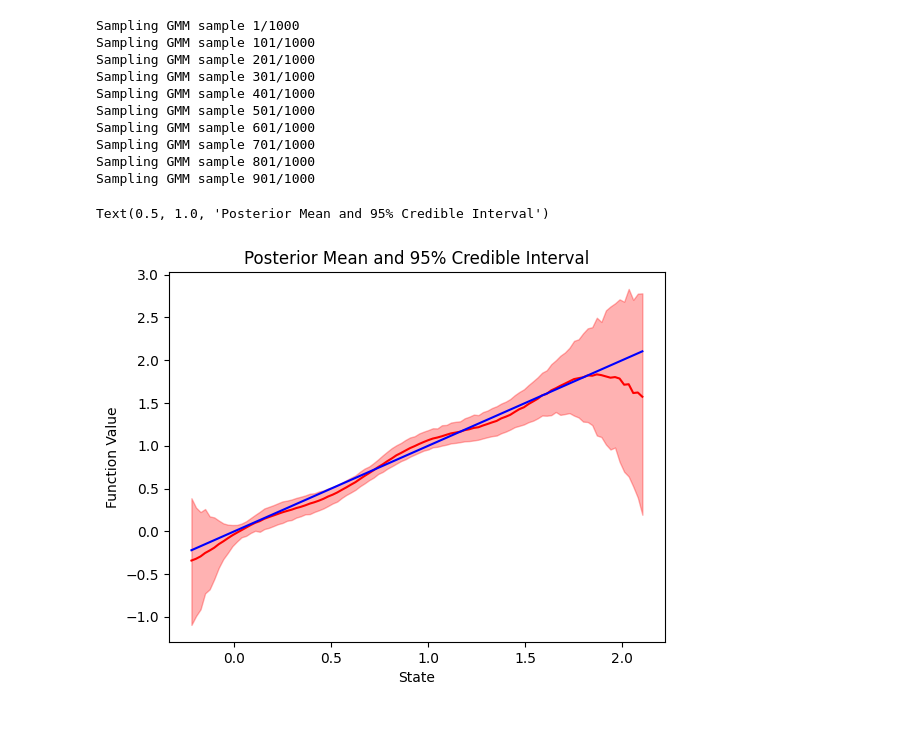
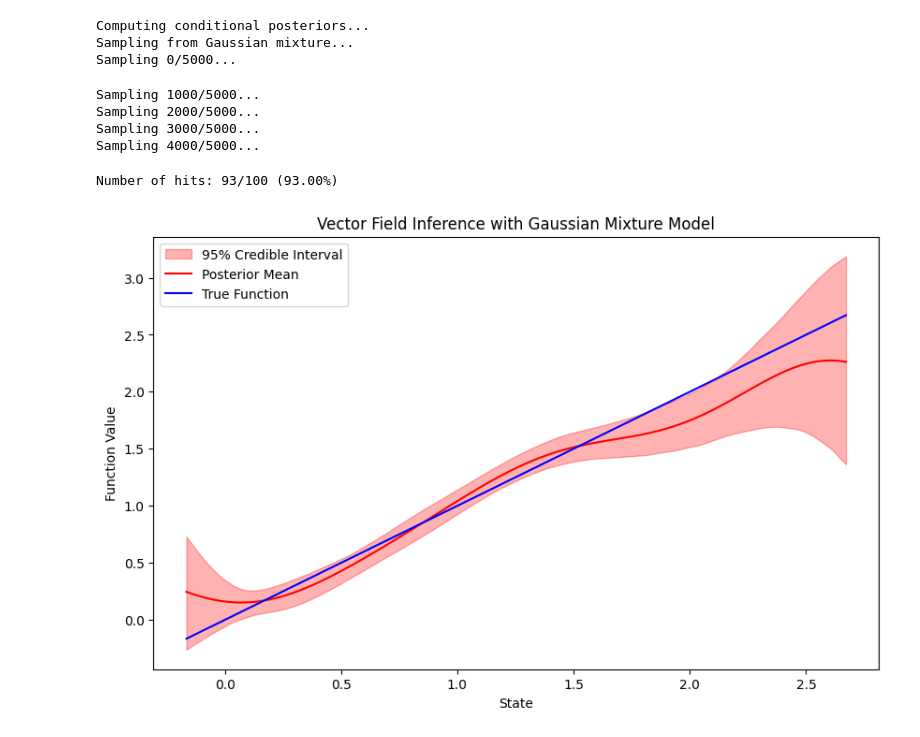
Before and after one commit to mikeleew/OCK_GP, a Jupyter notebook: OCK_GP.ipynb, the cells around one changed output. Drawn from its saved outputs; the diff is of its cells as text; code cells hidden in the pictures.

```diff
--- a/OCK_GP.ipynb
+++ b/OCK_GP.ipynb
@@ -175,8 +148,10 @@ traj_latent = sample_latent_traj_all(t, traj_noisy, x_kernel, gamma2, x0_var=0.1
+# %%
+traj_latent = sample_z_zprime_all(t, traj_noisy, x_kernel, gamma2, x0_var=0.1, num_samples=100, eps=1e-6)
 # %%
 #traj_latent = sample_traj_latent(6, t, traj_noisy, x_kernel, gamma2, x0_mean=traj_noisy[6][0], x0_var=0.1, num_samples=100)
-for k in range(len(traj_latent[0])):
-    for l in range(len(traj_latent)):
-        plt.plot(t[k], traj_latent[l][k].flatten(), color='red', label='Inferred Latent Trajectory', alpha=0.3)
-    plt.plot(t[k], traj[k], color='green', label='True Trajectory')
-    plt.plot(t[k], traj_noisy[k], color='blue', label='Noisy Observations')
+for l in range(100):
+    for k in range(len(traj_latent[0][0])):
+        plt.plot(t[k], traj_latent[l][0][k], color='red', label='Inferred Latent Trajectory', alpha=0.3)
+        plt.plot(t[k], traj[k], color='green', label='True Trajectory')
+        plt.plot(t[k], traj_noisy[k], color='blue', label='Noisy Observations')
 # %% [output]
@@ -226,0 +159,7 @@ def compute_true_posterior_covar(x,y, t, traj, traj_latent, kernel, gamma2):
+# %%
+for l in range(100):
+    for k in range(len(traj_latent[0][0])):
+        plt.plot(t[k], traj_latent[l][1][k], color='red', label='Inferred Latent Derivative', alpha=0.3)
+        plt.plot(t[k], traj_latent[l][0][k], color='orange', label='Inferred Latent Trajectory', alpha=0.3)
+        # plt.plot(t[k], traj[k], color='green', label='True Trajectory')
+        # plt.plot(t[k], traj_noisy[k], color='blue', label='Noisy Observations')
@@ -264,42 +240,45 @@ covar = lambda x, y: compute_true_posterior_covar(x, y, t, traj_noisy, traj_late
 traj_concat = np.concatenate(traj_noisy, axis=0)
 low_x = np.min(traj_concat)
 high_x = np.max(traj_concat)
+# low_x = 0.2
+# high_x = 1.85
 xstar = np.linspace(low_x, high_x, 100)
-# mu_xstar = mu(xstar[:, None])
 f_xstar = f_1(xstar[:, None])
-# covar_xstar_full = covar(xstar[:, None], xstar[:, None])
-# std_xstar = np.sqrt(np.diag(covar_xstar_full))
-# err_xstar = 1.96 * std_xstar
-# mu_xstar = mu_xstar[:, 0]
 gmm_means = []
 gmm_stds = []
-mu_xstar, err_xstar, gmm_samples = gaussian_mixture_err_bars(xstar[:, None], t, traj_noisy, traj_latent, kernel, gamma2, num_gmm_samples=1000, verbose=True)
+kernel = lambda x, y: kernels.gaussian_kernel(x, y, bw=bw)
+mu_xstar, err_xstar, gmm_samples = sample_posterior(xstar[:, None], traj_latent, kernel,eta=3.5*1e-1, num_samples=5000)
 # %% [output]
-Sampling GMM sample 1/1000
-Sampling GMM sample 101/1000
-Sampling GMM sample 201/1000
-Sampling GMM sample 301/1000
-Sampling GMM sample 401/1000
-Sampling GMM sample 501/1000
-Sampling GMM sample 601/1000
-Sampling GMM sample 701/1000
-Sampling GMM sample 801/1000
-Sampling GMM sample 901/1000
+Computing conditional posteriors...
+Sampling from Gaussian mixture...
+Sampling 0/5000...
+Sampling 1000/5000...
+Sampling 2000/5000...
+Sampling 3000/5000...
+Sampling 4000/5000...
 # %%
+gmm_samples = np.stack(gmm_samples, axis=0)
 low = np.zeros(gmm_samples.shape[1])
 high = np.zeros(gmm_samples.shape[1])
+num_hit = 0
 for k in range(gmm_samples.shape[1]):
-    low[k] = np.quantile(gmm_samples[:, k], 0.025, axis=0)
-    high[k] = np.quantile(gmm_samples[:, k], 0.975, axis=0)
+     low[k] = np.quantile(gmm_samples[:, k], 0.025, axis=0)
+     high[k] = np.quantile(gmm_samples[:, k], 0.975, axis=0)
+     if f_xstar[k] >= low[k] and f_xstar[k] <= high[k]:
+         num_hit += 1
+print(f"Number of hits: {num_hit}/{gmm_samples.shape[1]} ({num_hit/gmm_samples.shape[1]*100:.2f}%)")
+plt.figure(figsize=(10, 6))
 plt.fill_between(xstar, low, high, color='red', alpha=0.3, label='95% Credible Interval')
 plt.plot(xstar, mu_xstar, color='red', label='Posterior Mean')
 plt.plot(xstar, f_xstar, color='blue', label='True Function')
 plt.xlabel('State')
 plt.ylabel('Function Value')
-plt.title('Posterior Mean and 95% Credible Interval')
+plt.title('Vector Field Inference with Gaussian Mixture Model')
+plt.legend()
+plt.show()
 # %% [output]
-Text(0.5, 1.0, 'Posterior Mean and 95% Credible Interval')
+Number of hits: 93/100 (93.00%)
-[figure, old version]
+[figure, new version]
 # %%
 z_scores = (mu_xstar - f_xstar.flatten()) / err_xstar
 plt.figure()
```
Also changed, not shown: parts of 27 cells of this notebook.
